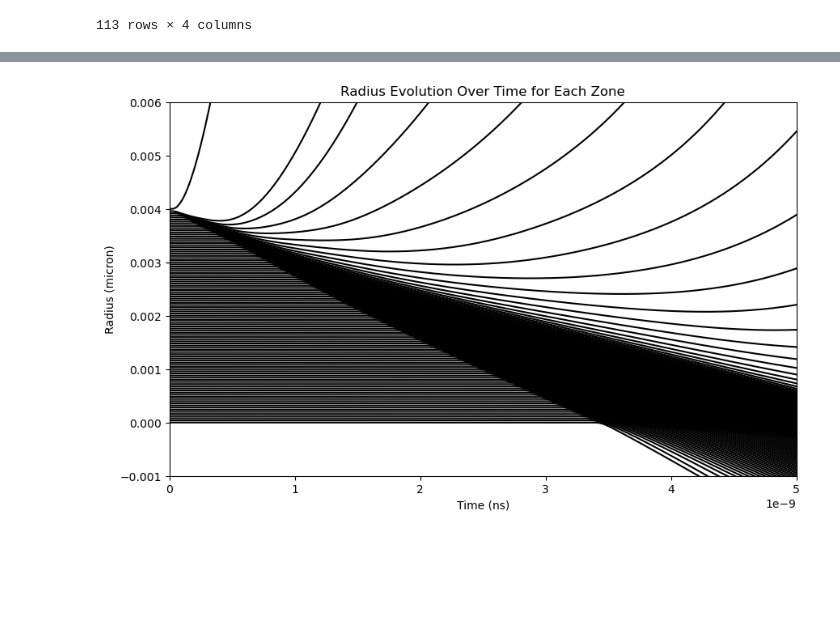
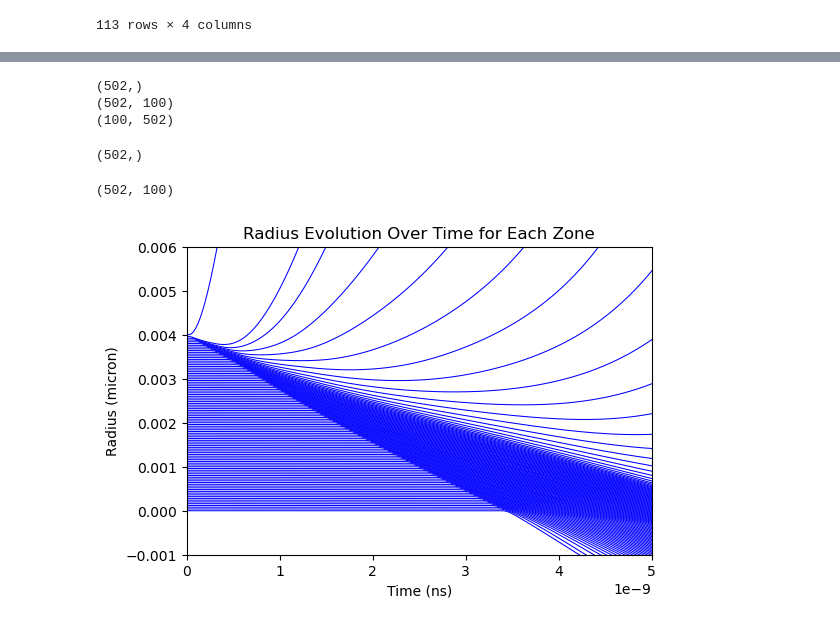
Before and after one commit to York-Laser-Plasma/heds, a Jupyter notebook: HydroSimu/Helios/test.ipynb, the cells around one changed output, grey strips where cells are left out. Saved outputs shown, nothing was run; the diff lists cells and outputs as text; code cells hidden in the pictures; blank space fills up the shorter version.

```diff
--- a/HydroSimu/Helios/test.ipynb
+++ b/HydroSimu/Helios/test.ipynb
@@ -71,15 +39,32 @@ array([[ 0.00000000e+00,  4.00000000e-05,  8.00000009e-05, ...,
 # %%
+import xarray as xr
+import numpy as np
+import pandas as pd
+import matplotlib.pyplot as plt
+
+# 加载数据
+file = r'/Users/zhaoxu/Library/CloudStorage/OneDrive-Personal/Scientific Research/Code/Jupyter_YPI/heds/TestData/Helios/Sesame_2eV.exo'
+data = xr.open_dataset(file)
+
 time = data['time_whole'].values  # 转换为 numpy 数组
 radius = data['zone_boundaries'].values  # 转换为 numpy 数组
 density = data['mass_density'].values  # 转换为 numpy 数组
+ElecTemp = data['elec_temperature'].values
 
-# 修剪 radius 的形状以匹配 density 的形状
-radius_adjusted = radius[:, :-1]  # 修剪最后一列
+# 计算时间的边缘坐标
+time_diff = np.diff(time) / 2
+time_edges = np.concatenate(([time[0] - time_diff[0]], time[:-1] + time_diff, [time[-1] + time_diff[-1]]))
+
+# 计算半径的边缘坐标
+radius_diff = np.diff(radius, axis=0) / 2
+radius_edges = np.vstack((radius[0, :] - radius_diff[0, :],
+                          radius[:-1, :] + radius_diff,
+                          radius[-1, :] + radius_diff[-1, :]))
 
 # 绘制图像
 plt.figure(figsize=(10, 6))
-plt.pcolormesh(time, radius_adjusted.T, density.T, shading='auto',
-               )  # 转置 radius 和 density 以匹配时间
+plt.pcolormesh(time_edges,radius_edges.T, density.T, shading='auto', cmap='jet',
+               vmin= 0.0006202, vmax = 2.708)
 plt.colorbar(label='Mass Density')
 plt.xlabel('Time')
 plt.ylabel('Radius (Zone Boundaries)')
@@ -94,17 +139,33 @@ plt.show(block=True)
+# %%
+print(time_edges.shape)
+print(radius_edges.shape)
+print(density.T.shape)
+# %% [output]
+(502,)
+(502, 100)
+(100, 502)
+# %%
+time_edges.shape
+# %% [output]
+(502,)
+# %%
+radius_edges.shape
+# %% [output]
+(502, 100)
 # %%
 %matplotlib inline
-plt.figure(figsize=(10, 6))
+plt.figure(figsize=(6, 4))
 
 # 遍历每个 zone（每个半径位置），绘制 radius 随时间的变化
 for i in range(radius.shape[1]):  # 对每个半径位置（zone）进行遍历
-    plt.plot(time, radius[:, i], c = 'k', )  # 仅显示部分标签，避免过多标签重叠
+    plt.plot(time, radius[:, i], c = 'b', lw=0.75)  # 仅显示部分标签，避免过多标签重叠
 
 plt.xlabel("Time (ns)")
 plt.ylabel("Radius (micron)")
 plt.title("Radius Evolution Over Time for Each Zone")
 # plt.legend(loc='upper left', fontsize='small', ncol=2)  # 显示部分标签
 plt.xlim(0,5e-9)
 plt.ylim(-10e-4, 60e-4)
 plt.show(block=True)
 # %% [output]
-[figure, old version]
+[figure, new version]
```
Also changed, not shown: parts of 15 cells of this notebook, 2 other files.
